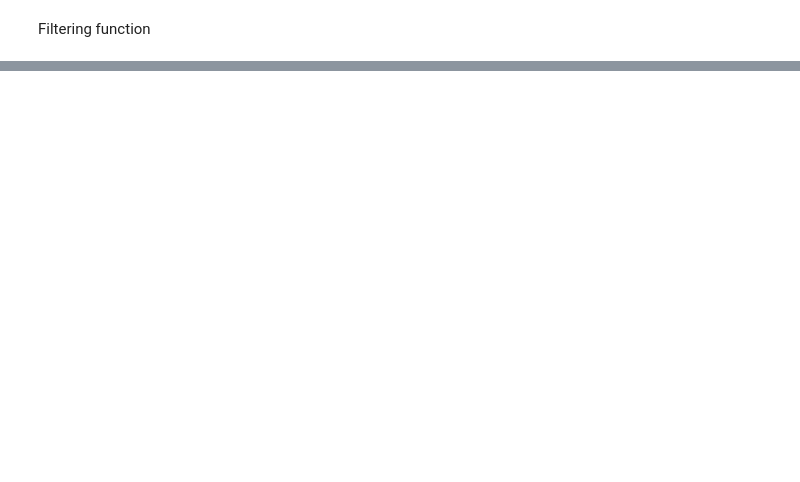
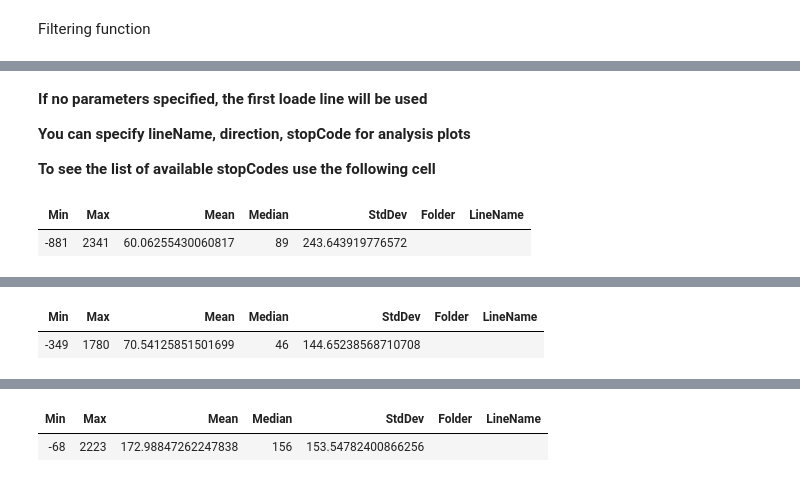
Before and after one commit to Smartrak/public-notebooks, a Jupyter notebook: Actual Arrival Analysis.ipynb, the cells around one changed output, grey strips where cells are left out. Saved outputs shown, nothing was run; the diff lists cells and outputs as text; code cells hidden in the pictures; blank space fills up the shorter version.

```diff
--- a/Actual Arrival Analysis.ipynb
+++ b/Actual Arrival Analysis.ipynb
@@ -200,0 +238,13 @@ display(plot);
+# %% [markdown]
+**If no parameters specified, the first loade line will be used**
+
+**You can specify lineName, direction, stopCode for analysis plots**
+
+**To see the list of available stopCodes use the following cell**
+# %%
+display(CreatePlot());
+display(CreatePlot("837"));
+display(CreatePlot(stopCode: 40866));
+# %% [output]
+| Min | Max | Mean | Median | StdDev | Folder | LineName |
+| -881 | 2341 | 60.06255430060817 | 89 | 243.643919776572 |  |  |
@@ -200,0 +252,2 @@ display(plot);
+| Min | Max | Mean | Median | StdDev | Folder | LineName |
+| -349 | 1780 | 70.54125851501699 | 46 | 144.65238568710708 |  |  |
@@ -200,0 +255,2 @@ display(plot);
+| Min | Max | Mean | Median | StdDev | Folder | LineName |
+| -68 | 2223 | 172.98847262247838 | 156 | 153.54782400866256 |  |  |
```
Also changed, not shown: parts of 16 cells of this notebook.
